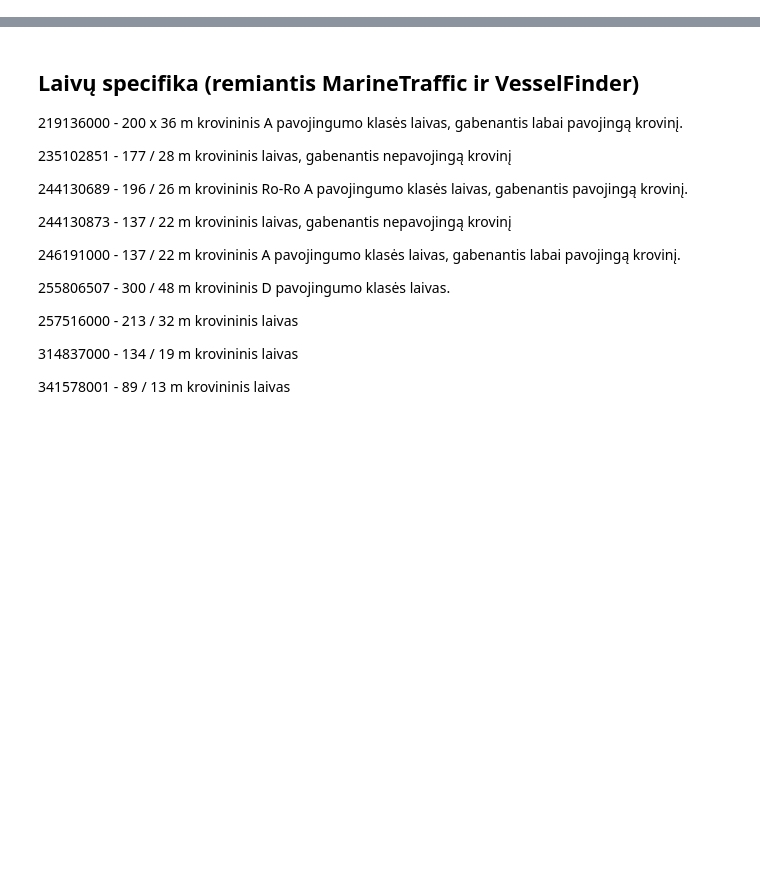
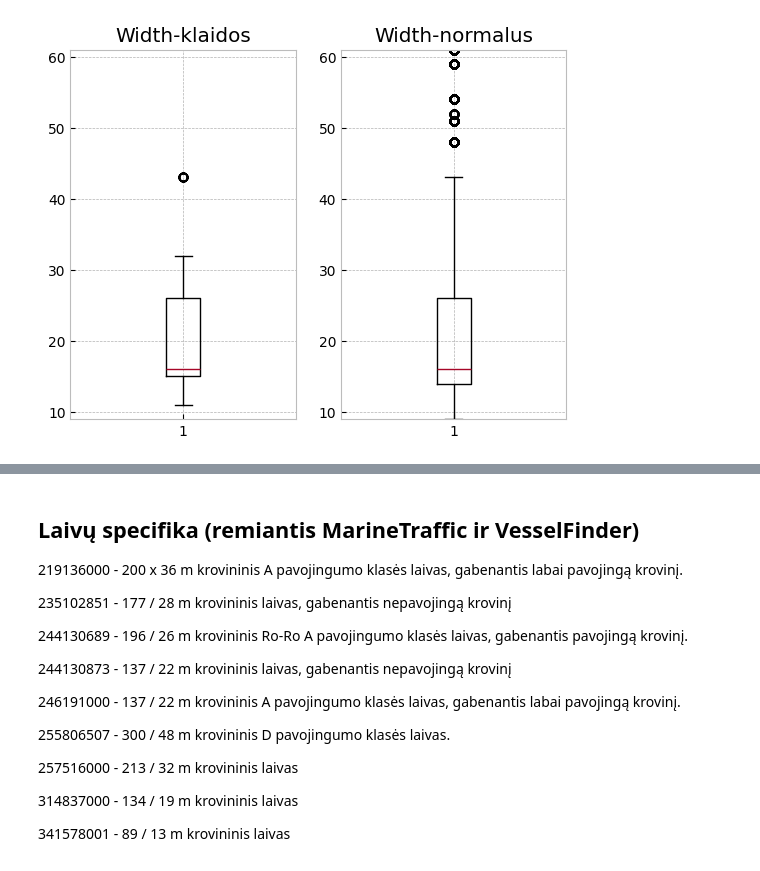
Before and after one commit to lukasjanusauskas/lukas-jan-kursinis-projektas, a Jupyter notebook: notebooks/klaidu-analize-lstm-ae.ipynb, the cells around one changed output, grey strips where cells are left out. Drawn from its saved outputs; the diff is of its cells as text; code cells hidden in the pictures; blank space fills up the shorter version.

```diff
--- a/notebooks/klaidu-analize-lstm-ae.ipynb
+++ b/notebooks/klaidu-analize-lstm-ae.ipynb
@@ -21,0 +87,4 @@ mistake_mask = (
+# %%
+box_plot_anomalies(error_data, df, 'Width')
+# %% [output]
+[figure, added]
```
Also changed, not shown: parts of 19 cells of this notebook, 2 other files.
